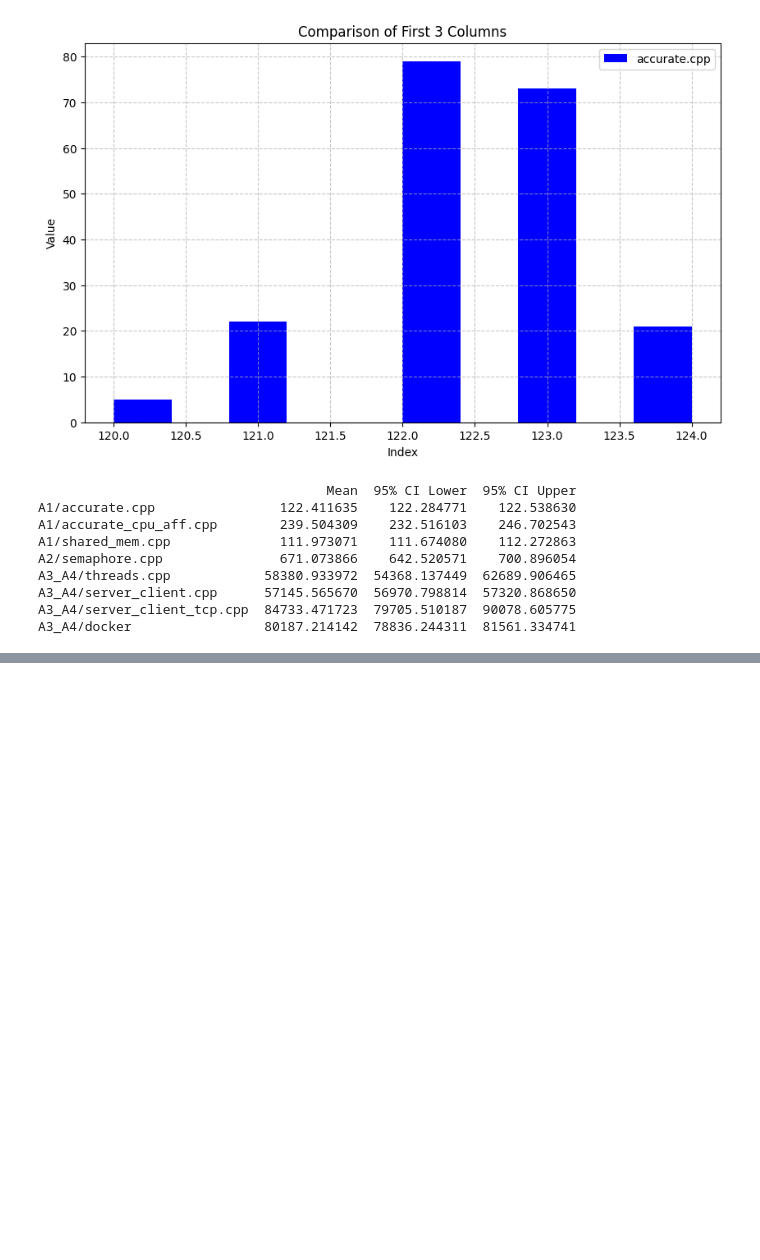
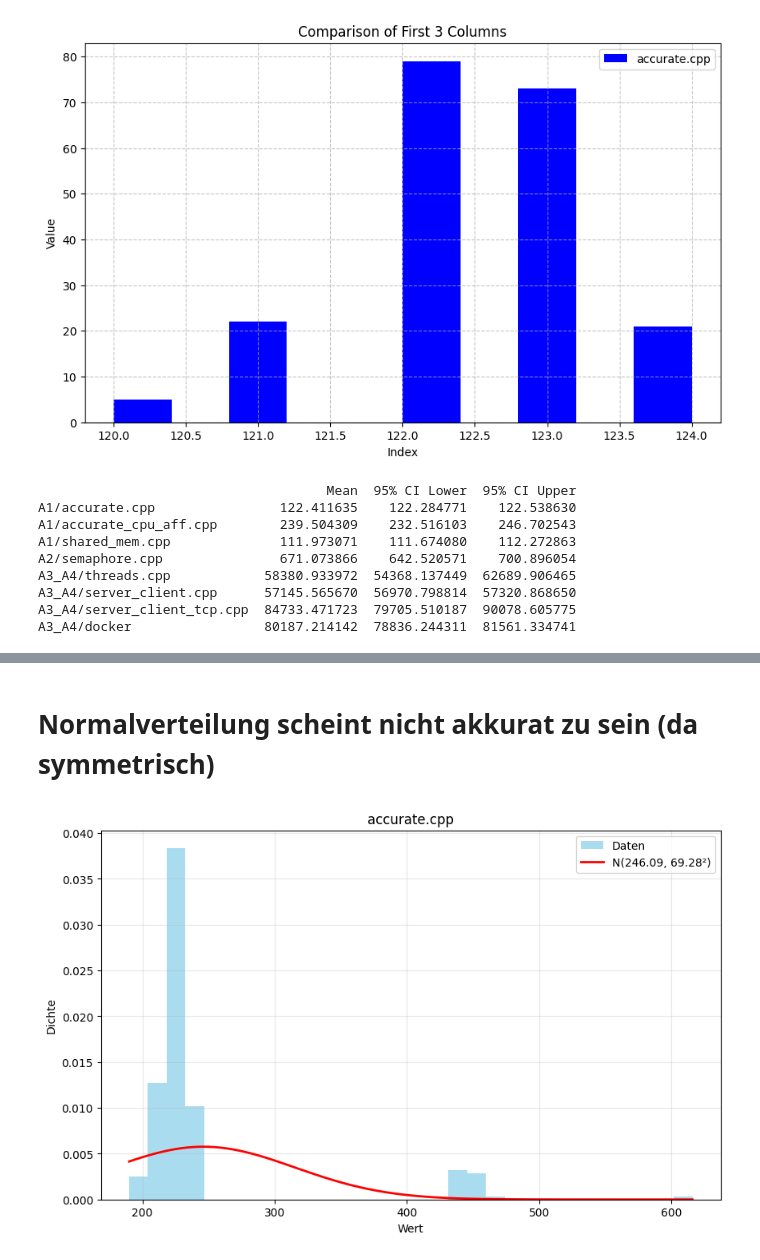
Before and after one commit to kilianbartz/bs_ueb2, a Jupyter notebook: plot.ipynb, the cells around one changed output, grey strips where cells are left out. Cells and saved outputs as stored; diff of their text form; code cells hidden in the pictures; blank space fills up the shorter version.

```diff
--- a/plot.ipynb
+++ b/plot.ipynb
@@ -157,0 +174,51 @@ print(np.max(data))
+# %% [markdown]
+# Normalverteilung scheint nicht akkurat zu sein (da symmetrisch)
+# %%
+import numpy as np
+import matplotlib.pyplot as plt
+from scipy import stats
+
+def plot_histogram_with_normal(data, bins=30, title="Histogramm mit Normalverteilung"):
+    """
+    Plottet ein Histogramm der Daten und die entsprechende Normalverteilungskurve.
+
+    Parameters:
+    data (list or numpy.array): Die Datenpunkte
+    bins (int): Anzahl der Bins für das Histogramm
+    title (str): Titel des Plots
+    """
+
+    # Konvertiere zu numpy array falls nötig
+    data = np.array(data)
+
+    # Berechne Mittelwert und Standardabweichung
+    mu = np.mean(data)
+    sigma = np.std(data)
+
+    # Erstelle den Plot
+    plt.figure(figsize=(10, 6))
+
+    # Plotte Histogramm (normiert)
+    counts, bins, _ = plt.hist(data, bins=bins, density=True, alpha=0.7,
+                              color='skyblue', label='Daten')
+
+    # Erstelle x-Werte für die Normalverteilungskurve
+    x = np.linspace(min(data), max(data), 100)
+
+    # Berechne und plotte die Normalverteilungskurve
+    plt.plot(x, stats.norm.pdf(x, mu, sigma), 'r-', lw=2,
+             label=f'N({mu:.2f}, {sigma:.2f}²)')
+
+    # Beschriftungen
+    plt.title(title)
+    plt.xlabel('Wert')
+    plt.ylabel('Dichte')
+    plt.legend()
+    plt.grid(True, alpha=0.3)
+
+    plt.show()
+
+# Plotte Histogramm mit Normalverteilung für die erste Spalte
+plot_histogram_with_normal(df.iloc[:,1], title='accurate.cpp')
+# %% [output]
+[figure, added]
```
Also changed, not shown: parts of 4 cells of this notebook.
